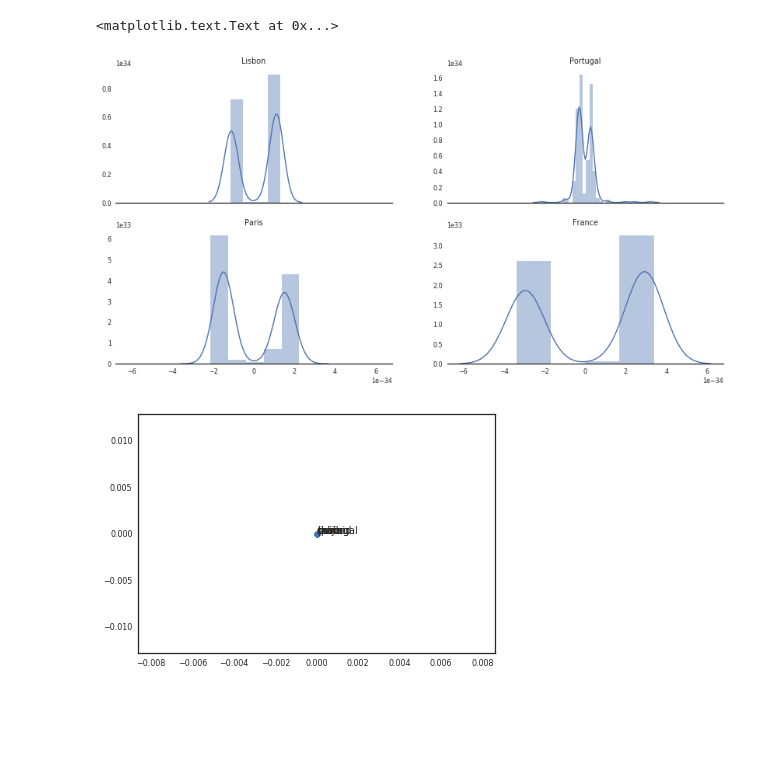
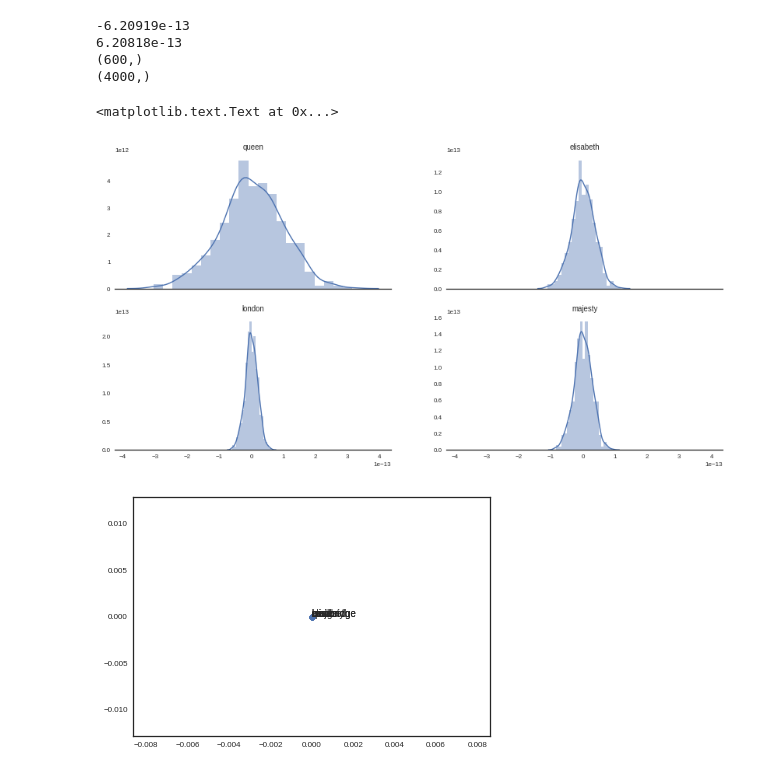
Before and after one commit to davidenunes/deepsign, a Jupyter notebook: experiments/analysis/embeddings.ipynb, the cells around one changed output. Saved outputs shown, nothing was run; the diff lists cells and outputs as text; code cells hidden in the pictures; blank space fills up the shorter version.

```diff
--- a/experiments/analysis/embeddings.ipynb
+++ b/experiments/analysis/embeddings.ipynb
@@ -18,7 +18,7 @@ from deepsign.utils.measure import cosine
 home = os.getenv("HOME")
 data_dir = home + "/data/datasets/"
 result_dir = home + "/data/results/"
-model_dir = result_dir + "nrp/300d_reg_all/"
+model_dir = result_dir + "nrp/600d_4000_10_reg_all/"
 model_file = model_dir + "model_bnc"
 embeddings_file = model_dir + "embeddings.npy"
 index_file = model_dir + "index.hdf5"
@@ -34,38 +34,51 @@ def get_vector(word):
     word_ri = index.get_ri(word).to_vector()
     return np.matmul(word_ri, embeddings)
 # %%
-lx_vector = get_vector("lisbon")
-pt_vector = get_vector("portugal")
+# are the weights healthy?
+print(np.min(embeddings))
+print(np.max(embeddings))
 
-paris_vector = get_vector("paris")
-fr_vector = get_vector("france")
+queen = get_vector("queen")
+elisabeth = get_vector("elisabeth")
+
+london = get_vector("london")
+majesty = get_vector("majesty")
+
+print(queen.shape)
+print(index.get_ri("queen").to_vector().shape)
 
 # setup figure
 # Set up the matplotlib figure
 f, axes = plt.subplots(2, 2, figsize=(14, 7), sharex=True)
 sns.despine(left=True)
 sns.set(style="white", context="paper")
 
-sns.distplot(lx_vector,ax=axes[0,0])
-axes[0,0].set_title("Lisbon")
-sns.distplot(pt_vector,ax=axes[0,1])
-axes[0,1].set_title("Portugal")
-sns.distplot(fr_vector,ax=axes[1,0])
-axes[1,0].set_title("Paris")
-sns.distplot(paris_vector,ax=axes[1,1])
-axes[1,1].set_title("France")
+sns.distplot(queen,ax=axes[0,0])
+axes[0,0].set_title("queen")
+sns.distplot(elisabeth,ax=axes[0,1])
+axes[0,1].set_title("elisabeth")
+sns.distplot(london,ax=axes[1,0])
+axes[1,0].set_title("london")
+sns.distplot(majesty,ax=axes[1,1])
+axes[1,1].set_title("majesty")
 # %% [output]
-<matplotlib.text.Text at 0x...>
+-6.20919e-13
+6.20818e-13
+(600,)
+(4000,)
+<matplotlib.text.Text at 0x...>
-[figure, old version]
+[figure, new version]
 # %%
 # this is bad depends on the corpus and model
 words = [
-    "china",
-    "beijing",
-    "portugal",
-    "lisbon",
-    "madrid",
-    "spain"
+    "london",
+    "cambridge",
+    "queen",
+    "cambridge",
+    "majesty",
+    "elisabeth",
+    "road",
+    "bridge"
 ]
 
 vectors = np.array([get_vector(w) for w in words])
@@ -81,4 +94,4 @@ plt.scatter(projection[:,0],projection[:,1])
 for i,text in enumerate(words):
     ax.annotate(text,(projection[i,0],projection[i,1]))
 # %% [output]
-[figure, old version]
+[figure, new version]
```
Also changed, not shown: parts of 1 cell of this notebook, 6 other files.
